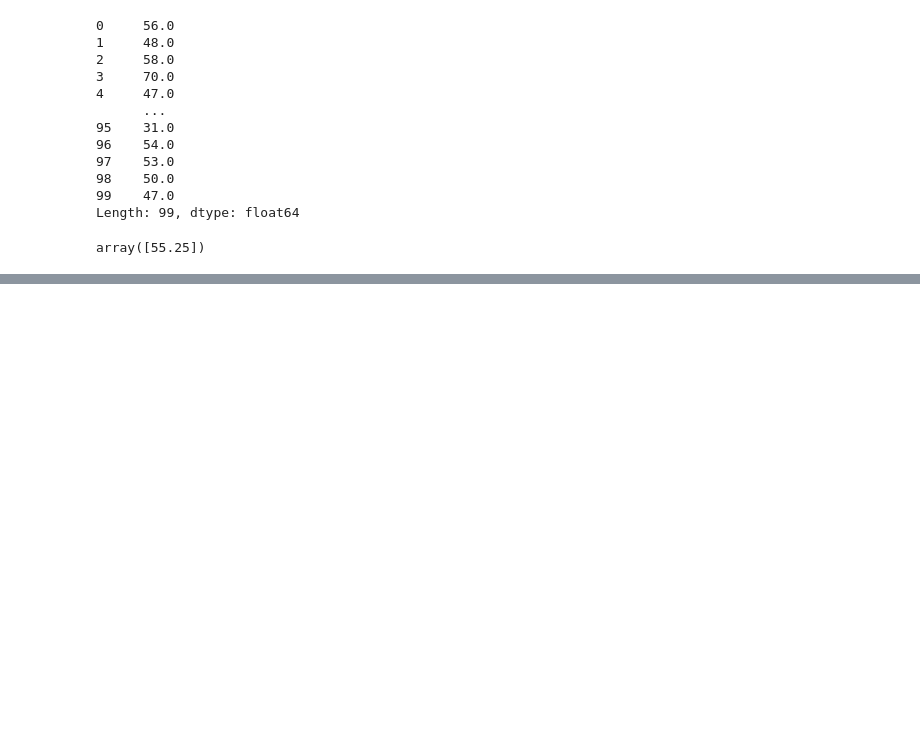
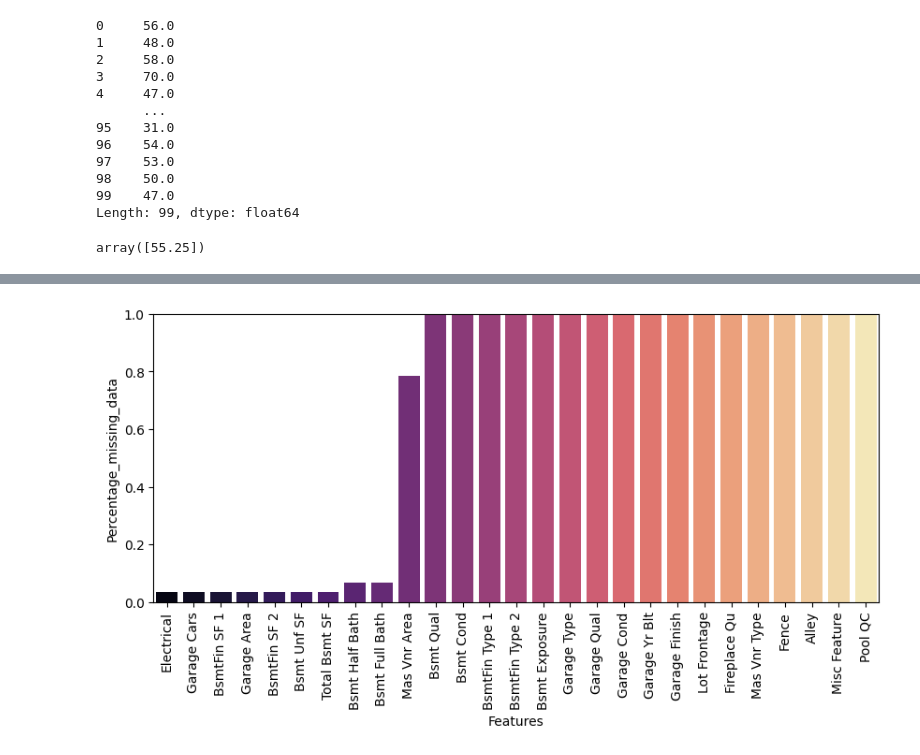
Before and after one commit to AlexTmbMifi/ML_basic, a Jupyter notebook: FeaturesEngineering.ipynb, the cells around one changed output, grey strips where cells are left out. Cells and saved outputs as stored; diff of their text form; code cells hidden in the pictures; blank space fills up the shorter version.

```diff
--- a/FeaturesEngineering.ipynb
+++ b/FeaturesEngineering.ipynb
@@ -76,0 +166,3 @@ array([55.25])
+# %%
+df = pd.read_csv('Ames_outliers_removed.csv')
+df
@@ -76,0 +193,2 @@ array([55.25])
+# %%
+df = df.drop('PID', axis=1)
@@ -76,0 +230,8 @@ array([55.25])
+# %%
+def percent_missing(df):
+    'Функция перевода в проценты отсутствующих данных'
+    percent_nan = 100* df.isnull().sum() / len(df)
+    percent_nan = percent_nan[percent_nan>0].sort_values() # убрали признаки с нулевым значением и отсортировали оставшиеся
+    return percent_nan
+# %%
+percent_nan = percent_missing(df)
@@ -76,0 +258,9 @@ array([55.25])
+# %%
+fig, ax = plt.subplots(figsize=(10, 4))
+plt.xlabel('Features')
+plt.ylabel('Percentage_missing_data')
+sns.barplot(x=percent_nan.index, y=percent_nan, hue=percent_nan.index, palette='magma')
+plt.xticks(rotation=90)
+plt.ylim(0,1);
+# %% [output]
+[figure, added]
```
Also changed, not shown: parts of 27 cells of this notebook.
